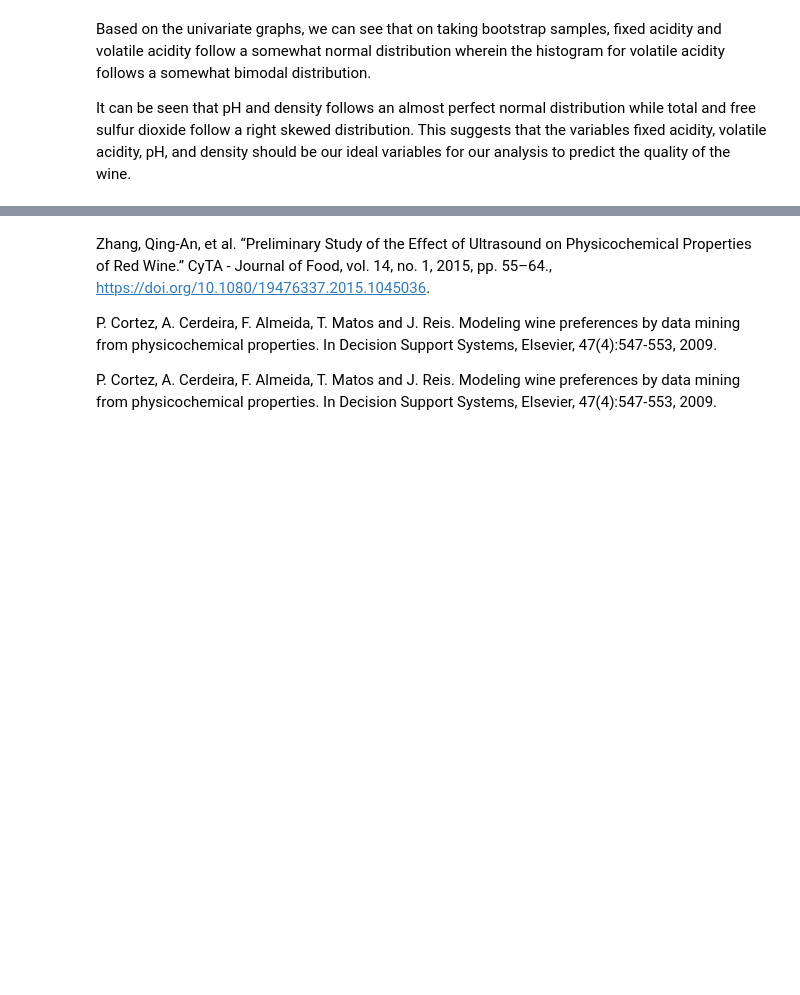
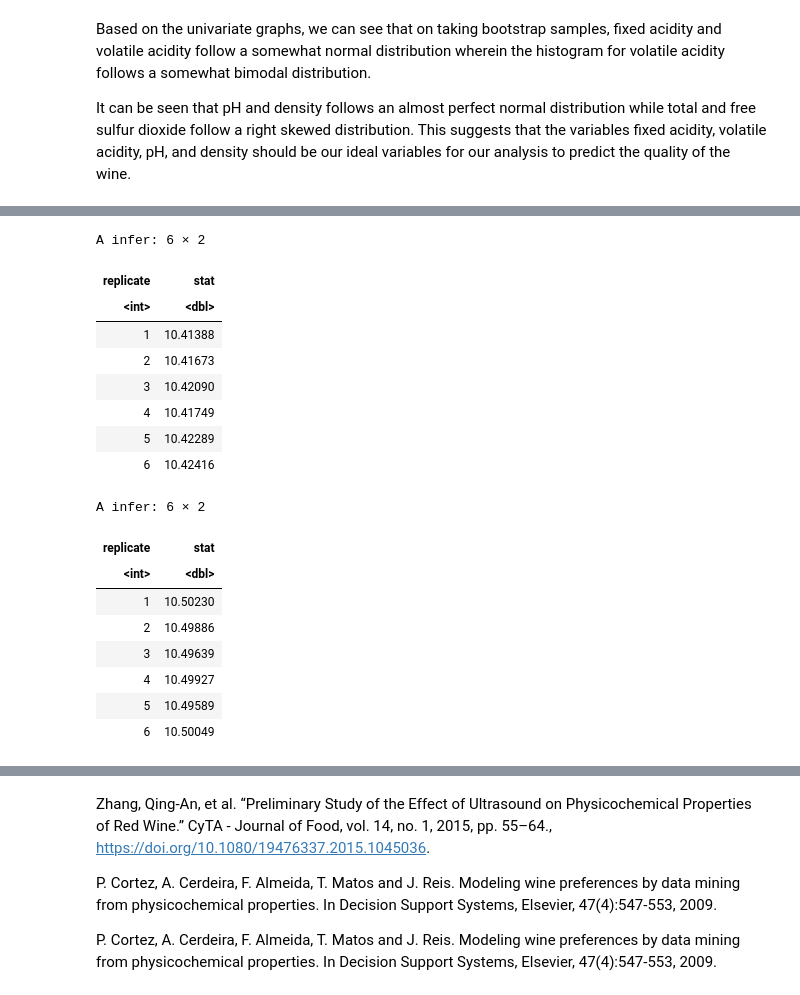
Before and after one commit to Jaskaran1116/STAT-201-Group-Project-23, a Jupyter notebook: analysis.ipynb, the cells around one changed output, grey strips where cells are left out. Saved outputs shown, nothing was run; the diff lists cells and outputs as text; code cells hidden in the pictures; blank space fills up the shorter version.

```diff
--- a/analysis.ipynb
+++ b/analysis.ipynb
@@ -191,0 +230,24 @@ ggpairs(wine_scaled) +
+# %%
+# Step 1: We take a bootstrap sample for alcohol from the red wine dataset
+red_wine_alcohol_bootstrap_sample <- wine_quality %>%
+    rep_sample_n(size = 50, reps = 2000, replace = TRUE) %>%
+    group_by(replicate) %>%
+    summarize(mean_alcohol_red = mean(alcohol))
+
+red_wine_mean <- red_wine_alcohol_bootstrap_sample %>%
+    summarize(mean_red = mean(mean_alcohol_red))
+
+# Step 2: We take a bootstrap sample for alochol from the white wine dataset
+white_wine_alcohol_bootstrap_sample <- wine_quality_white %>%
+    rep_sample_n(size = 50, reps = 2000, replace = TRUE) %>%
+    group_by(replicate) %>%
+    summarize(mean_alcohol_white = mean(alcohol))
+
+white_wine_mean <- white_wine_alcohol_bootstrap_sample %>%
+    summarize(mean_white = mean(mean_alcohol_white))
+
+#head(red_wine_alcohol_bootstrap_sample)
+#head(white_wine_alcohol_bootstrap_sample)
+
+red_wine_mean
+white_wine_mean
@@ -191,0 +263,37 @@ ggpairs(wine_scaled) +
+# %%
+# Now we would again take a simulation from the null distribution. We would use the infer workflow, generate
+# 1000 samples from the null distribution for both red and white wines.
+
+null_red_alcohol <- red_wine_alcohol_bootstrap_sample %>%
+    specify(response = mean_alcohol_red) %>%
+    hypothesize(null = "point", mu = 10.42) %>%
+    generate(reps = 1000, type = "bootstrap") %>%
+    calculate(stat = "mean")
+
+null_white_alcohol <- white_wine_alcohol_bootstrap_sample %>%
+    specify(response = mean_alcohol_white) %>%
+    hypothesize(null = "point", mu = 10.5) %>%
+    generate(reps = 1000, type = "bootstrap") %>%
+    calculate(stat = "mean")
+
+head(null_red_alcohol)
+head(null_white_alcohol)
+# %% [output]
+A infer: 6 × 2
+| replicate | stat |
+| <int> | <dbl> |
+| 1 | 10.41388 |
+| 2 | 10.41673 |
+| 3 | 10.42090 |
+| 4 | 10.41749 |
+| 5 | 10.42289 |
+| 6 | 10.42416 |
+A infer: 6 × 2
+| replicate | stat |
+| <int> | <dbl> |
+| 1 | 10.50230 |
+| 2 | 10.49886 |
+| 3 | 10.49639 |
+| 4 | 10.49927 |
+| 5 | 10.49589 |
+| 6 | 10.50049 |
```
Also changed, not shown: parts of 13 cells of this notebook, 1 other file.
